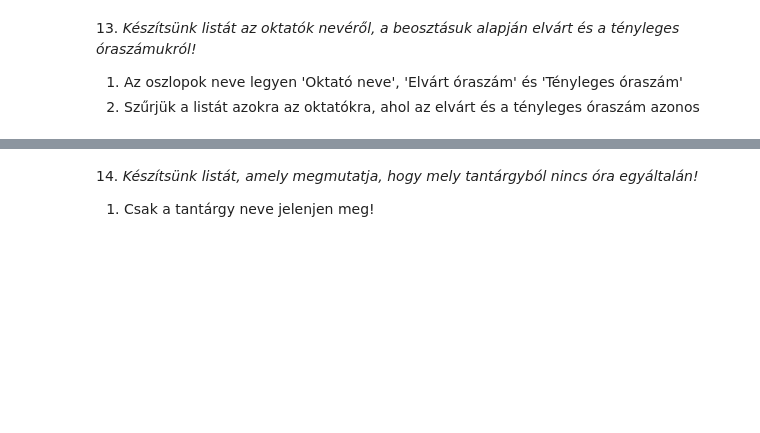
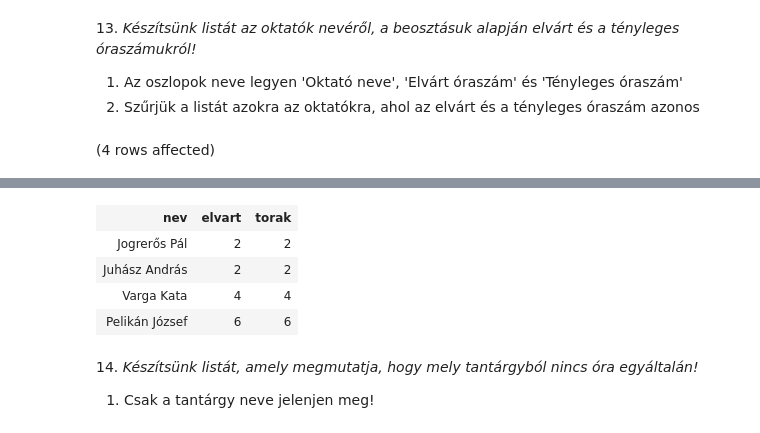
Before and after one commit to sbarna12/G02, a Jupyter notebook: gyakorlat03_feladatok.ipynb, the cells around one changed output, grey strips where cells are left out. Cells and saved outputs as stored; diff of their text form; code cells hidden in the pictures; blank space fills up the shorter version.

```diff
--- a/gyakorlat03_feladatok.ipynb
+++ b/gyakorlat03_feladatok.ipynb
@@ -148,3 +187,11 @@ Az oszlopokat nevezzük el értelemszerűen!
 
 1. Az oszlopok neve legyen 'Oktató neve', 'Elvárt óraszám' és 'Tényleges óraszám'
 2. Szűrjük a listát azokra az oktatókra, ahol az elvárt és a tényleges óraszám azonos
+# %%
+select o.nev, b.elvart, count(t.ora_id) as 'torak'
+from Oktatok o JOIN Beosztasok b on o.beosztás=b.beosztas_id
+                JOIN Orak t on o.oktato_id=t.tanar
+GROUP by o.nev, b.elvart
+HAVING b.elvart=count(t.ora_id)
+# %% [output]
+(4 rows affected)
@@ -151,3 +199,8 @@ Az oszlopokat nevezzük el értelemszerűen!
+| nev | elvart | torak |
+| Jogrerős Pál | 2 | 2 |
+| Juhász András | 2 | 2 |
+| Varga Kata | 4 | 4 |
+| Pelikán József | 6 | 6 |
 # %% [markdown]
 14. _Készítsünk listát, amely megmutatja, hogy mely tantárgyból nincs óra egyáltalán!_
 
```
Also changed, not shown: parts of 5 cells of this notebook, 1 other file.
